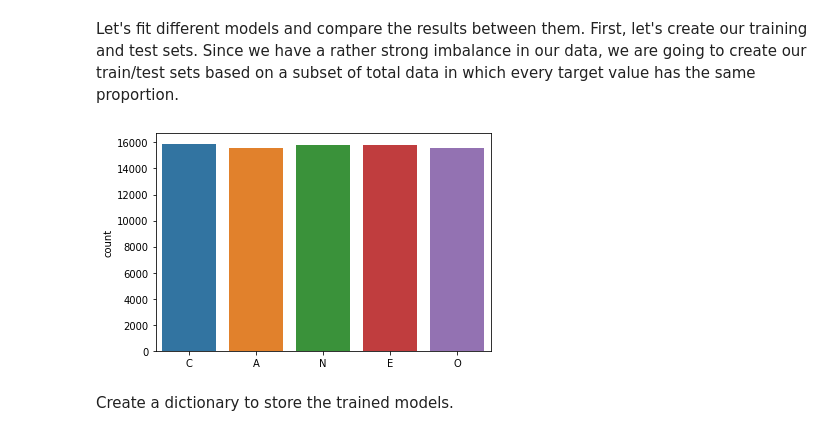
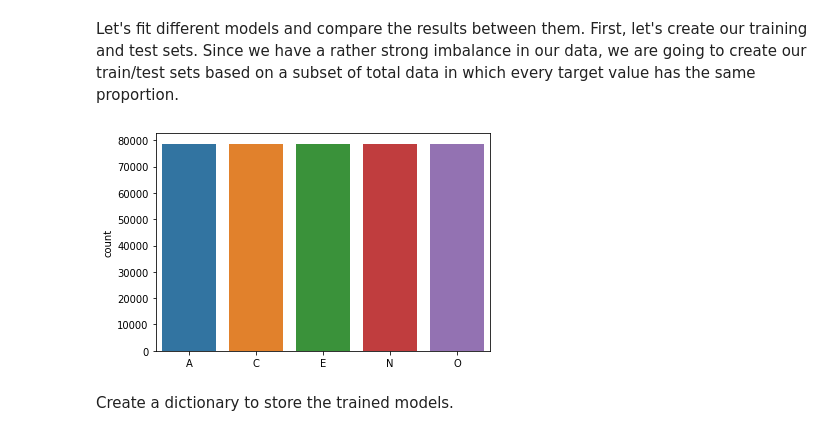
Before and after one commit to UNSpecializationAI/BigFivePersonality, a Jupyter notebook: Big-Five Factor Markers.ipynb, the cells around one changed output. Drawn from its saved outputs; the diff is of its cells as text; code cells hidden in the pictures.

```diff
--- a/Big-Five Factor Markers.ipynb
+++ b/Big-Five Factor Markers.ipynb
@@ -325,8 +314,12 @@ X_train, X_test, y_train, y_test = train_test_split(features.values,labels.value
+# %%
+sm = RandomUnderSampler(random_state=0,sampling_strategy='all')
+X_res, y_res = sm.fit_resample(df.drop('target',axis=1), df['target'])
+X_train, X_test, y_train, y_test = train_test_split(X_res, y_res, test_size=0.2, random_state=0, shuffle=True)
 # %%
-sns.countplot(le.inverse_transform(y_test))
+sns.countplot(le.inverse_transform(y_res))
 plt.show()
 # %% [output]
-[figure, old version]
+[figure, new version]
 # %% [markdown]
 Create a dictionary to store the trained models.
 # %%
```
Also changed, not shown: parts of 11 cells of this notebook.
